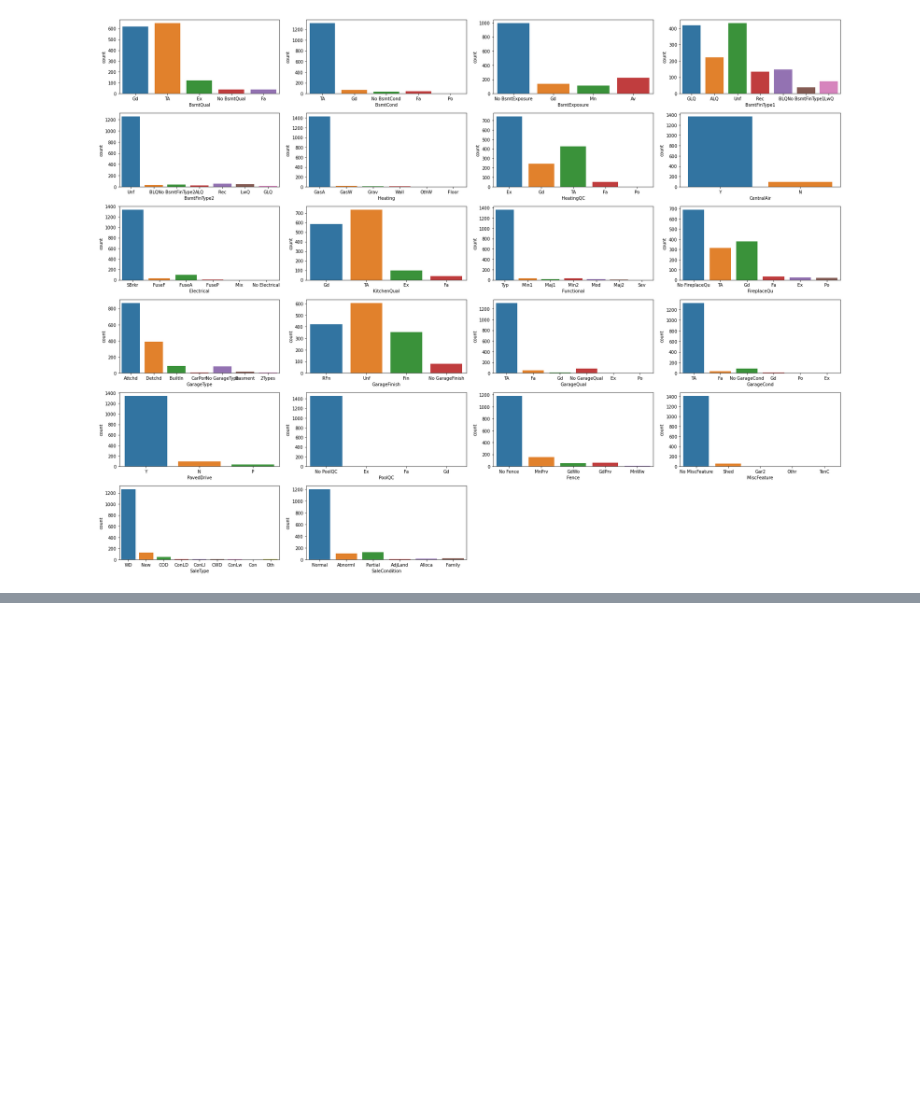
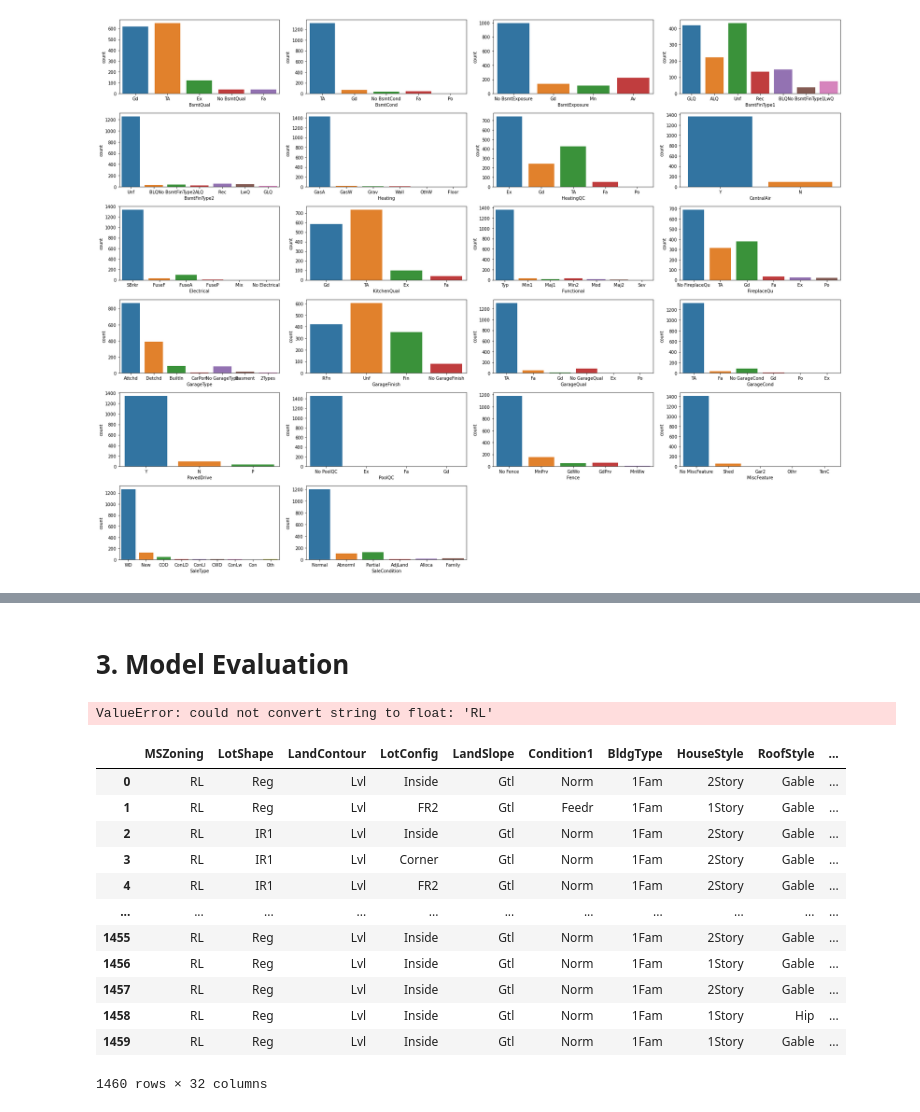
Before and after one commit to debhere/House-Price-Prediction, a Jupyter notebook: House Price Prediction.ipynb, the cells around one changed output, grey strips where cells are left out. Cells and saved outputs as stored; diff of their text form; code cells hidden in the pictures; blank space fills up the shorter version.

```diff
--- a/House Price Prediction.ipynb
+++ b/House Price Prediction.ipynb
@@ -905,0 +954,6 @@ array([[1, 60, 'RL', ..., 1, 1, 5],
+# %%
+y_train = train_out['SalePrice']
+X_train = train_out.drop(columns=['SalePrice'], axis=1)
+
+all_cols = list(X_train.columns)
+all_cols
@@ -905,0 +1023,10 @@ array([[1, 60, 'RL', ..., 1, 1, 5],
+# %%
+hot_cols = ['MSZoning', 'LotShape', 'LandContour', 'LotConfig', 'LandSlope', 'Condition1', 'BldgType', 'HouseStyle',
+           'RoofStyle', 'MasVnrType', 'Foundation', 'Heating', 'CentralAir', 'Electrical', 'Functional', 'GarageType',
+           'GarageFinish', 'SaleType', 'Fence', 'SaleCondition', 'FireplaceQu']
+
+ord_cols = ['ExterQual', 'ExterCond', 'BsmtQual', 'BsmtCond', 'BsmtExposure', 'BsmtFinType1', 'BsmtFinType2', 'HeatingQC',
+            'KitchenQual', 'GarageQual', 'PavedDrive']
+
+cat_cols = hot_cols + ord_cols
+cat_cols
@@ -905,0 +1161,2 @@ array([[1, 60, 'RL', ..., 1, 1, 5],
+# %% [markdown]
+# 3. Model Evaluation
@@ -905,0 +1178,20 @@ array([[1, 60, 'RL', ..., 1, 1, 5],
+# %%
+model = rf.fit(data_prep, y_train)
+# %% [output]
+ValueError: could not convert string to float: 'RL'
+# %%
+X_train[cat_cols]
+# %% [output]
+|  | MSZoning | LotShape | LandContour | LotConfig | LandSlope | Condition1 | BldgType | HouseStyle | RoofStyle | ... |
+| 0 | RL | Reg | Lvl | Inside | Gtl | Norm | 1Fam | 2Story | Gable | ... |
+| 1 | RL | Reg | Lvl | FR2 | Gtl | Feedr | 1Fam | 1Story | Gable | ... |
+| 2 | RL | IR1 | Lvl | Inside | Gtl | Norm | 1Fam | 2Story | Gable | ... |
+| 3 | RL | IR1 | Lvl | Corner | Gtl | Norm | 1Fam | 2Story | Gable | ... |
+| 4 | RL | IR1 | Lvl | FR2 | Gtl | Norm | 1Fam | 2Story | Gable | ... |
+| ... | ... | ... | ... | ... | ... | ... | ... | ... | ... | ... |
+| 1455 | RL | Reg | Lvl | Inside | Gtl | Norm | 1Fam | 2Story | Gable | ... |
+| 1456 | RL | Reg | Lvl | Inside | Gtl | Norm | 1Fam | 1Story | Gable | ... |
+| 1457 | RL | Reg | Lvl | Inside | Gtl | Norm | 1Fam | 2Story | Gable | ... |
+| 1458 | RL | Reg | Lvl | Inside | Gtl | Norm | 1Fam | 1Story | Hip | ... |
+| 1459 | RL | Reg | Lvl | Inside | Gtl | Norm | 1Fam | 1Story | Gable | ... |
+1460 rows × 32 columns
```
Also changed, not shown: parts of 68 cells of this notebook.
